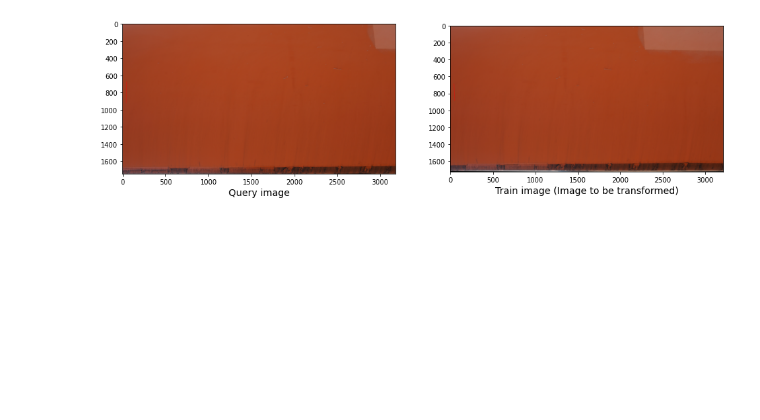
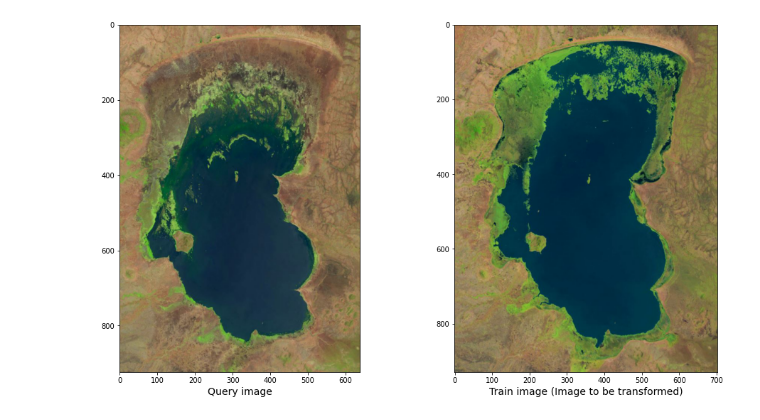
Before and after one commit to jerinka/Registration_demos, a Jupyter notebook: KeypointStitch_demo.ipynb, the cells around one changed output. Cells and saved outputs as stored; diff of their text form; code cells hidden in the pictures; blank space fills up the shorter version.

Commit message:
images updated

```diff
--- a/KeypointStitch_demo.ipynb
+++ b/KeypointStitch_demo.ipynb
@@ -12,30 +12,30 @@ feature_matching = 'bf'
 # %%
 # read images and transform them to grayscale
 # Make sure that the train image is the image that will be transformed
 
 #file1 = 'http://www.ic.unicamp.br/~helio/imagens_registro/foto1A.jpg'
 #file2 = 'http://www.ic.unicamp.br/~helio/imagens_registro/foto1B.jpg'
 
-file1 = '0_082924_7_crop.png'
-file2 = '0_082924_8_crop.png'
+file1 = '1a.jpg'
+file2 = '1b.jpg'
 trainImg = imageio.imread(file1)
 trainImg_gray = cv2.cvtColor(trainImg, cv2.COLOR_RGB2GRAY)
 
 queryImg = imageio.imread(file2)
 # Opencv defines the color channel in the order BGR.
 # Transform it to RGB to be compatible to matplotlib
 queryImg_gray = cv2.cvtColor(queryImg, cv2.COLOR_RGB2GRAY)
 
 fig, (ax1, ax2) = plt.subplots(nrows=1, ncols=2, constrained_layout=False, figsize=(16,9))
 ax1.imshow(queryImg, cmap="gray")
 ax1.set_xlabel("Query image", fontsize=14)
 
 ax2.imshow(trainImg, cmap="gray")
 ax2.set_xlabel("Train image (Image to be transformed)", fontsize=14)
 
 plt.show()
 # %% [output]
-[figure, old version]
+[figure, new version]
 # %%
 def detectAndDescribe(image, method=None):
     """
```
Also changed, not shown: parts of 5 cells of this notebook, 13 other files.
